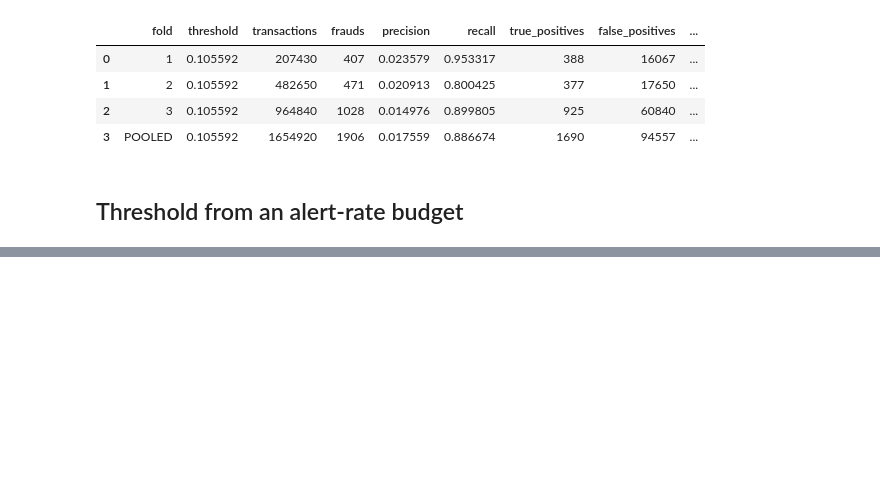
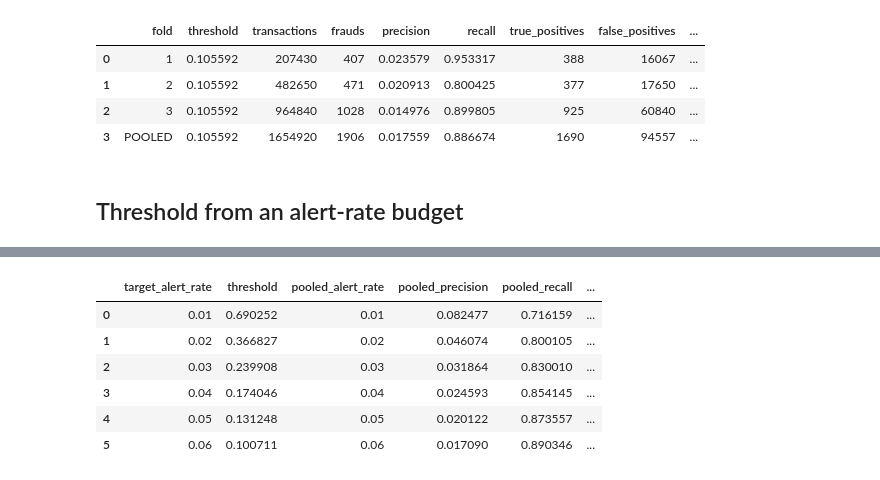
Before and after one commit to surabhi1914/Catch_Fraud, a Jupyter notebook: notebooks/06_lightbgm_finetuning.ipynb, the cells around one changed output, grey strips where cells are left out. Saved outputs shown, nothing was run; the diff lists cells and outputs as text; code cells hidden in the pictures; blank space fills up the shorter version.

```diff
--- a/notebooks/06_lightbgm_finetuning.ipynb
+++ b/notebooks/06_lightbgm_finetuning.ipynb
@@ -2397,0 +2406,10 @@ NameError: name 'threshold_budget_df' is not defined
+# %%
+threshold_budget_df
+# %% [output]
+|  | target_alert_rate | threshold | pooled_alert_rate | pooled_precision | pooled_recall | ... |
+| 0 | 0.01 | 0.690252 | 0.01 | 0.082477 | 0.716159 | ... |
+| 1 | 0.02 | 0.366827 | 0.02 | 0.046074 | 0.800105 | ... |
+| 2 | 0.03 | 0.239908 | 0.03 | 0.031864 | 0.830010 | ... |
+| 3 | 0.04 | 0.174046 | 0.04 | 0.024593 | 0.854145 | ... |
+| 4 | 0.05 | 0.131248 | 0.05 | 0.020122 | 0.873557 | ... |
+| 5 | 0.06 | 0.100711 | 0.06 | 0.017090 | 0.890346 | ... |
```
Also changed, not shown: parts of 9 cells of this notebook, 15 other files.
